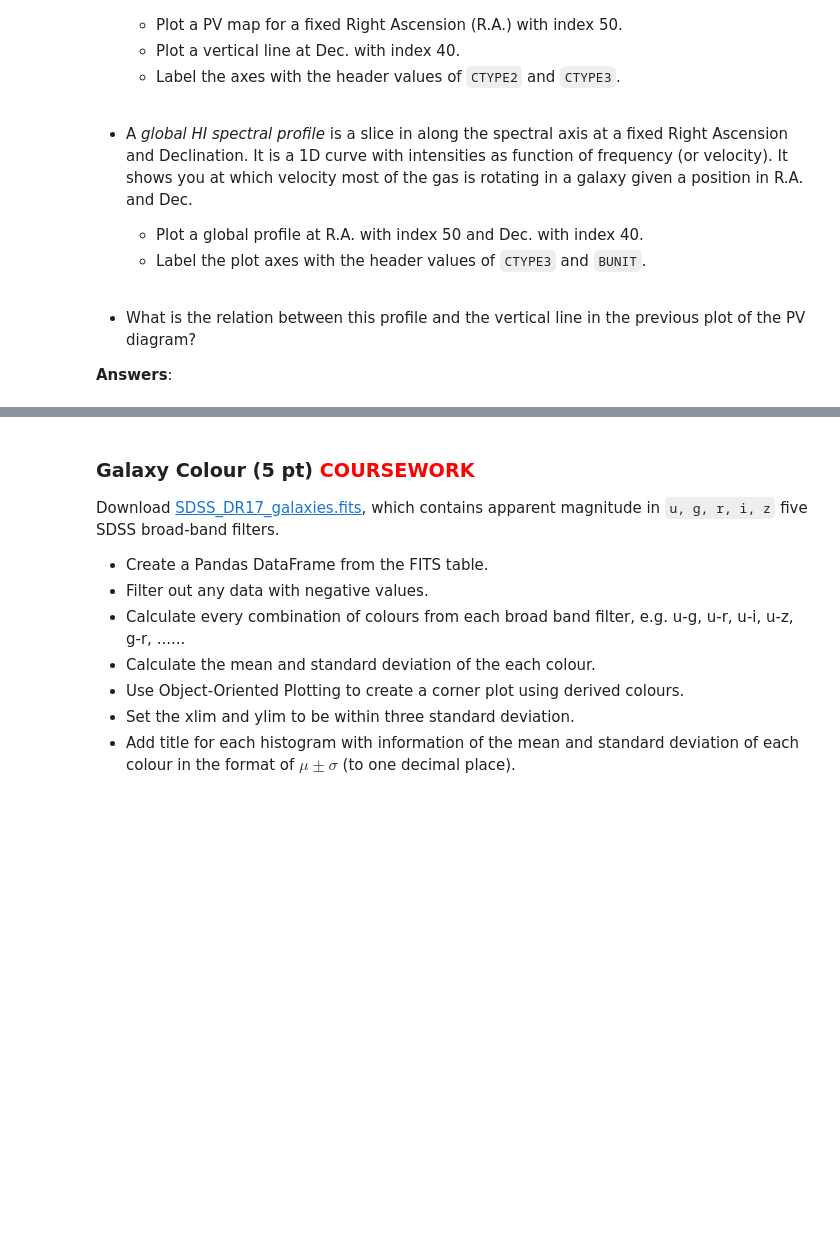
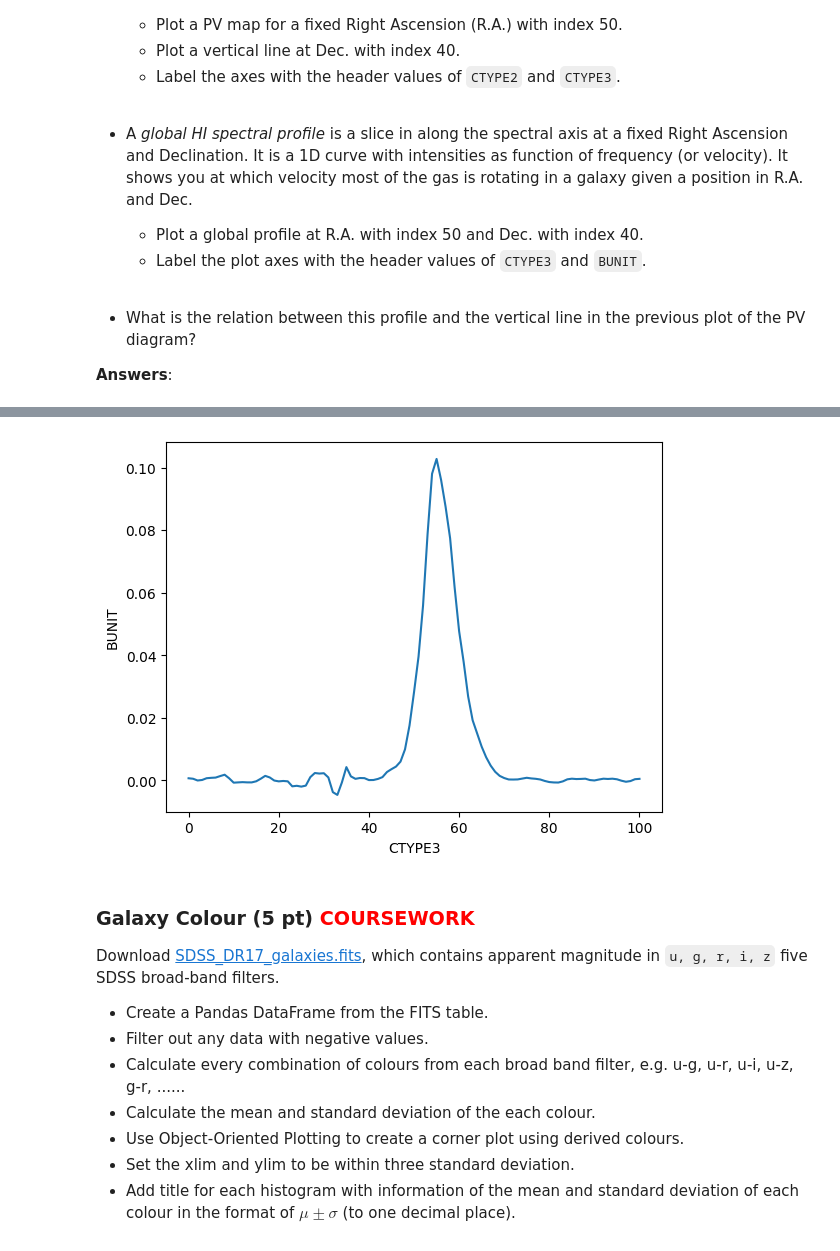
Before and after one commit to avalperezRUG/PROGNUM-repo, a Jupyter notebook: Task6/s6217338_Coursework6.ipynb, the cells around one changed output, grey strips where cells are left out. Saved outputs shown, nothing was run; the diff lists cells and outputs as text; code cells hidden in the pictures; blank space fills up the shorter version.

```diff
--- a/Task6/s6217338_Coursework6.ipynb
+++ b/Task6/s6217338_Coursework6.ipynb
@@ -50,3 +97,12 @@ totalpoints = currentpoints = 0
+# %%
+plt.plot(data[:, 40, 50])
+plt.xlabel('CTYPE3')
+plt.ylabel('BUNIT')
+plt.show()
+# We can see how the heigh of this graph corresponds to the colour of the previous image along the plotted line
+hdul.close()
+# %% [output]
+[figure, added]
 # %%
 # Leave unaltered
 totalpoints += 7
```
Also changed, not shown: parts of 15 cells of this notebook, 24 other files.
